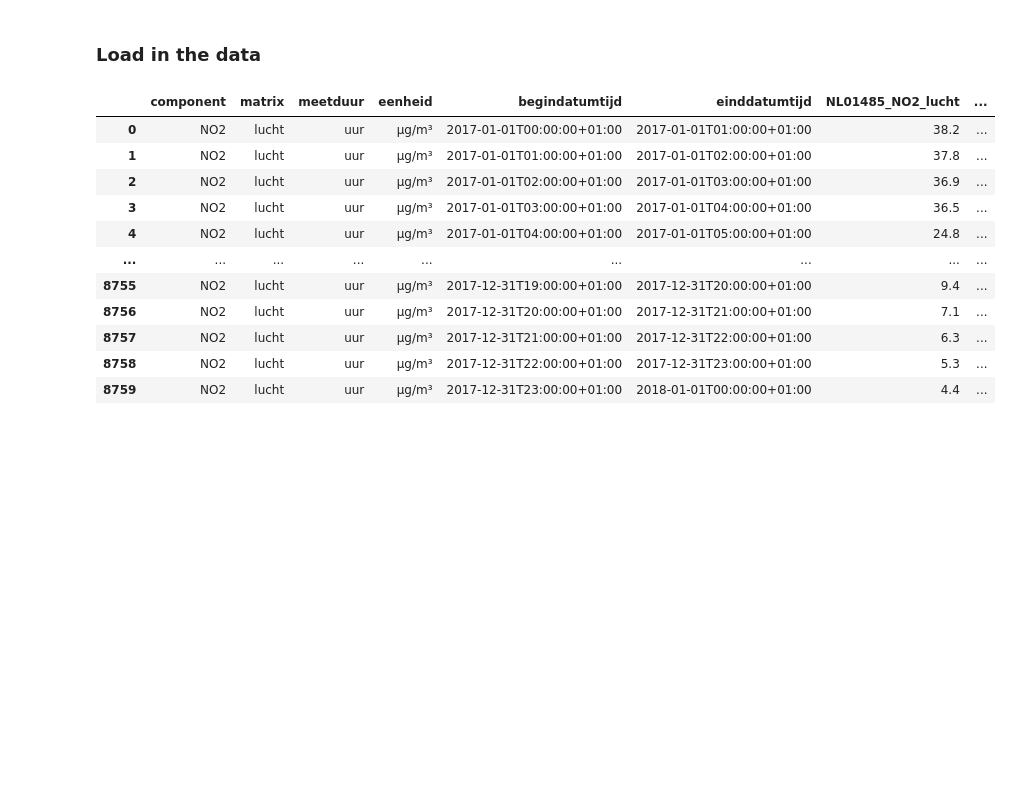
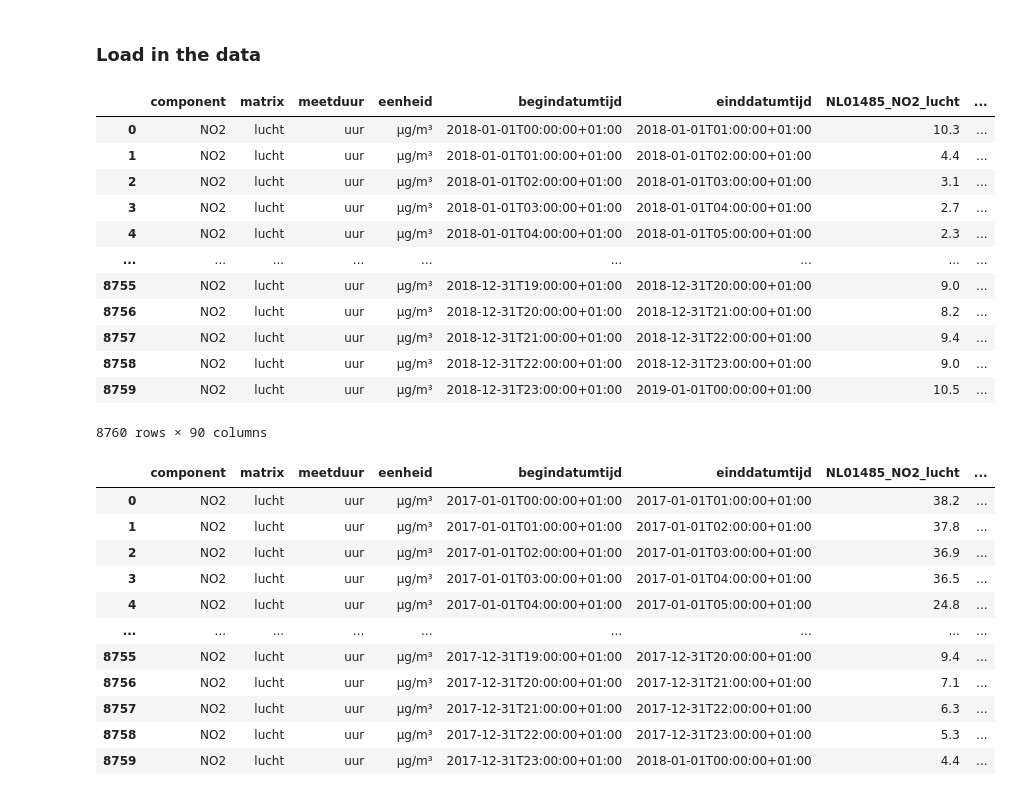
Before and after one commit to CodingMonkey17/forecasting_smog_PEML, a Jupyter notebook: src/preprocess.ipynb, the cells around one changed output. Cells and saved outputs as stored; diff of their text form; code cells hidden in the pictures; blank space fills up the shorter version.

```diff
--- a/src/preprocess.ipynb
+++ b/src/preprocess.ipynb
@@ -151,3 +149,19 @@ df_O3_2017_raw
+# %%
+df_NO2_2018_raw
+# %% [output]
+|  | component | matrix | meetduur | eenheid | begindatumtijd | einddatumtijd | NL01485_NO2_lucht | ... |
+| 0 | NO2 | lucht | uur | µg/m³ | 2018-01-01T00:00:00+01:00 | 2018-01-01T01:00:00+01:00 | 10.3 | ... |
+| 1 | NO2 | lucht | uur | µg/m³ | 2018-01-01T01:00:00+01:00 | 2018-01-01T02:00:00+01:00 | 4.4 | ... |
+| 2 | NO2 | lucht | uur | µg/m³ | 2018-01-01T02:00:00+01:00 | 2018-01-01T03:00:00+01:00 | 3.1 | ... |
+| 3 | NO2 | lucht | uur | µg/m³ | 2018-01-01T03:00:00+01:00 | 2018-01-01T04:00:00+01:00 | 2.7 | ... |
+| 4 | NO2 | lucht | uur | µg/m³ | 2018-01-01T04:00:00+01:00 | 2018-01-01T05:00:00+01:00 | 2.3 | ... |
+| ... | ... | ... | ... | ... | ... | ... | ... | ... |
+| 8755 | NO2 | lucht | uur | µg/m³ | 2018-12-31T19:00:00+01:00 | 2018-12-31T20:00:00+01:00 | 9.0 | ... |
+| 8756 | NO2 | lucht | uur | µg/m³ | 2018-12-31T20:00:00+01:00 | 2018-12-31T21:00:00+01:00 | 8.2 | ... |
+| 8757 | NO2 | lucht | uur | µg/m³ | 2018-12-31T21:00:00+01:00 | 2018-12-31T22:00:00+01:00 | 9.4 | ... |
+| 8758 | NO2 | lucht | uur | µg/m³ | 2018-12-31T22:00:00+01:00 | 2018-12-31T23:00:00+01:00 | 9.0 | ... |
+| 8759 | NO2 | lucht | uur | µg/m³ | 2018-12-31T23:00:00+01:00 | 2019-01-01T00:00:00+01:00 | 10.5 | ... |
+8760 rows × 90 columns
 # %%
 df_NO2_2017_raw
 # %% [output]
```
Also changed, not shown: parts of 27 cells of this notebook, 3 other files.
